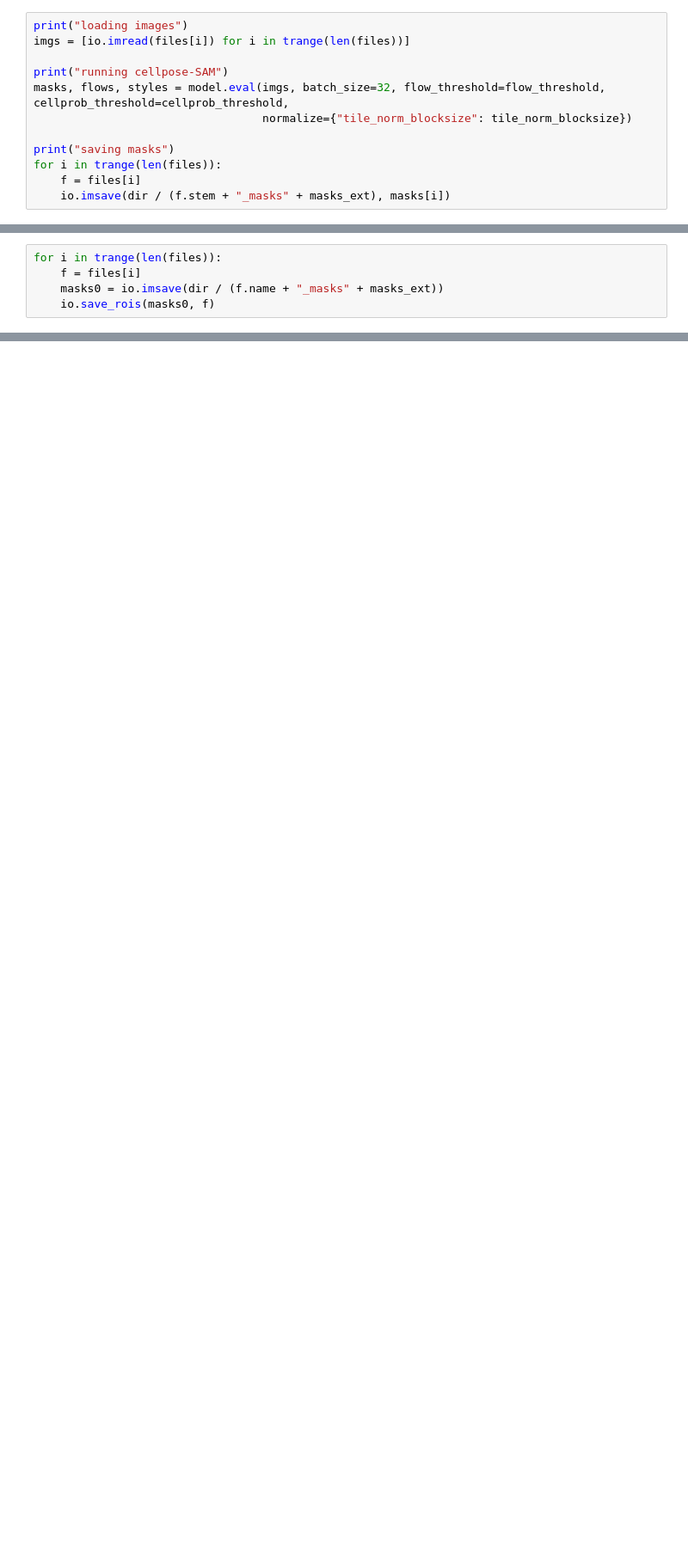
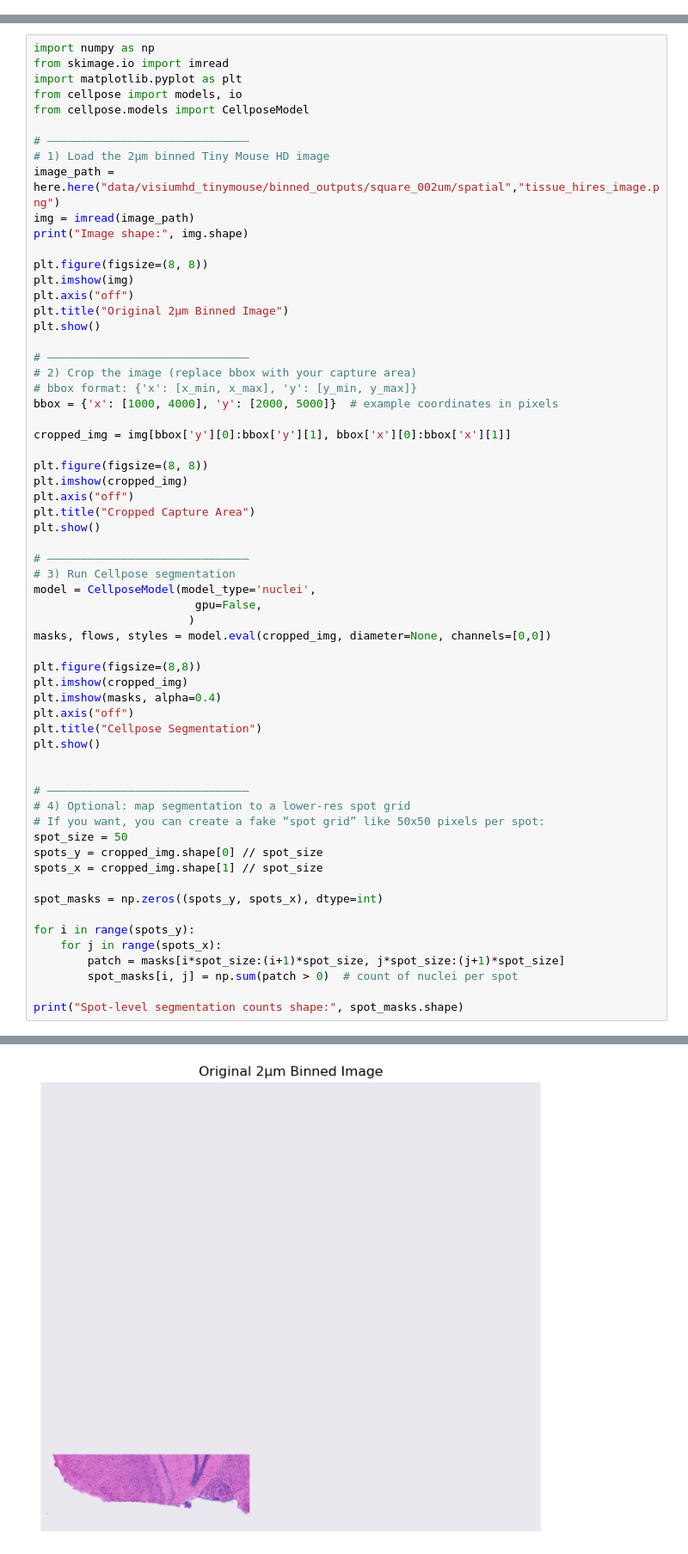
Before and after one commit to jmakings/visiumhd, a Jupyter notebook: notebooks/02_cellpose.ipynb, the cells around one changed output, grey strips where cells are left out. Shown at 86% size. Saved outputs shown, nothing was run; the diff lists cells and outputs as text; blank space fills up the shorter version.

Commit message:
Cellpose setup on TinyMouse VisiumHD image

```diff
--- a/notebooks/02_cellpose.ipynb
+++ b/notebooks/02_cellpose.ipynb
@@ -133,12 +0,0 @@ if you have small images, you may want to load all of them first and then run, s
-# %%
-print("loading images")
-imgs = [io.imread(files[i]) for i in trange(len(files))]
-
-print("running cellpose-SAM")
-masks, flows, styles = model.eval(imgs, batch_size=32, flow_threshold=flow_threshold, cellprob_threshold=cellprob_threshold,
-                                  normalize={"tile_norm_blocksize": tile_norm_blocksize})
-
-print("saving masks")
-for i in trange(len(files)):
-    f = files[i]
-    io.imsave(dir / (f.stem + "_masks" + masks_ext), masks[i])
@@ -147,5 +0,0 @@ to save your masks for ImageJ, run the following code:
-# %%
-for i in trange(len(files)):
-    f = files[i]
-    masks0 = io.imsave(dir / (f.name + "_masks" + masks_ext))
-    io.save_rois(masks0, f)
@@ -151,0 +11,63 @@ for i in trange(len(files)):
+# %%
+import numpy as np
+from skimage.io import imread
+import matplotlib.pyplot as plt
+from cellpose import models, io
+from cellpose.models import CellposeModel
+
+# ——————————————————————————————
+# 1) Load the 2µm binned Tiny Mouse HD image
+image_path = here.here("data/visiumhd_tinymouse/binned_outputs/square_002um/spatial","tissue_hires_image.png")
+img = imread(image_path)
+print("Image shape:", img.shape)
+
+plt.figure(figsize=(8, 8))
+plt.imshow(img)
+plt.axis("off")
+plt.title("Original 2µm Binned Image")
+plt.show()
+
+# ——————————————————————————————
+# 2) Crop the image (replace bbox with your capture area)
+# bbox format: {'x': [x_min, x_max], 'y': [y_min, y_max]}
+bbox = {'x': [1000, 4000], 'y': [2000, 5000]}  # example coordinates in pixels
+
+cropped_img = img[bbox['y'][0]:bbox['y'][1], bbox['x'][0]:bbox['x'][1]]
+
+plt.figure(figsize=(8, 8))
+plt.imshow(cropped_img)
+plt.axis("off")
+plt.title("Cropped Capture Area")
+plt.show()
+
+# ——————————————————————————————
+# 3) Run Cellpose segmentation
+model = CellposeModel(model_type='nuclei',
+                        gpu=False,
+                       )
+masks, flows, styles = model.eval(cropped_img, diameter=None, channels=[0,0])
+
+plt.figure(figsize=(8,8))
+plt.imshow(cropped_img)
+plt.imshow(masks, alpha=0.4)
+plt.axis("off")
+plt.title("Cellpose Segmentation")
+plt.show()
+
+
+# ——————————————————————————————
+# 4) Optional: map segmentation to a lower-res spot grid
+# If you want, you can create a fake “spot grid” like 50x50 pixels per spot:
+spot_size = 50
+spots_y = cropped_img.shape[0] // spot_size
+spots_x = cropped_img.shape[1] // spot_size
+
+spot_masks = np.zeros((spots_y, spots_x), dtype=int)
+
+for i in range(spots_y):
+    for j in range(spots_x):
+        patch = masks[i*spot_size:(i+1)*spot_size, j*spot_size:(j+1)*spot_size]
+        spot_masks[i, j] = np.sum(patch > 0)  # count of nuclei per spot
+
+print("Spot-level segmentation counts shape:", spot_masks.shape)
+# %% [output]
@@ -151,0 +75 @@ for i in trange(len(files)):
+[figure, added]
```
Also changed, not shown: parts of 19 cells of this notebook, 1 other file.
